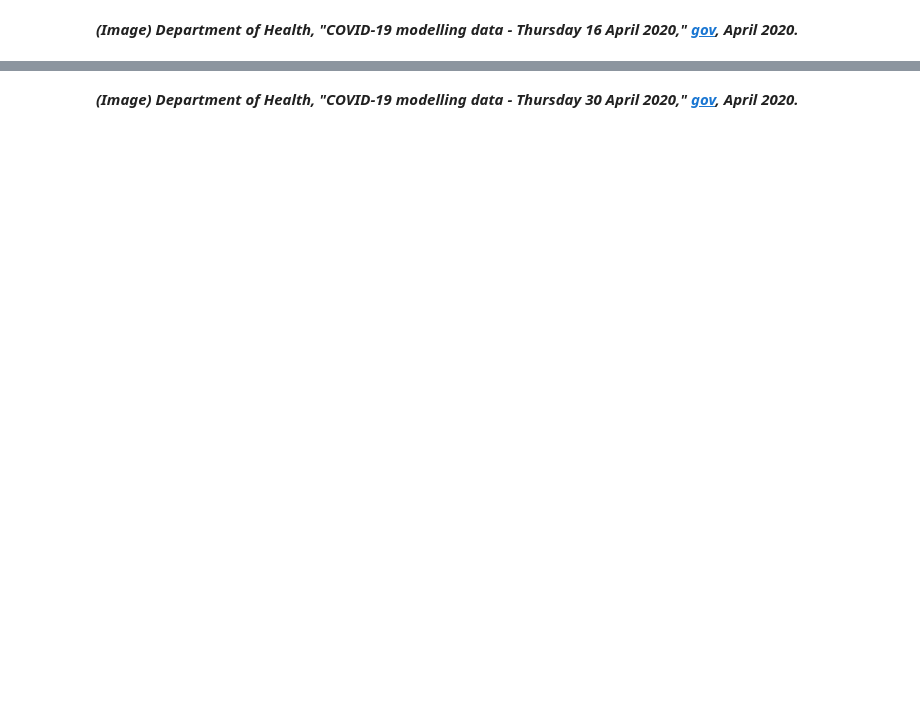
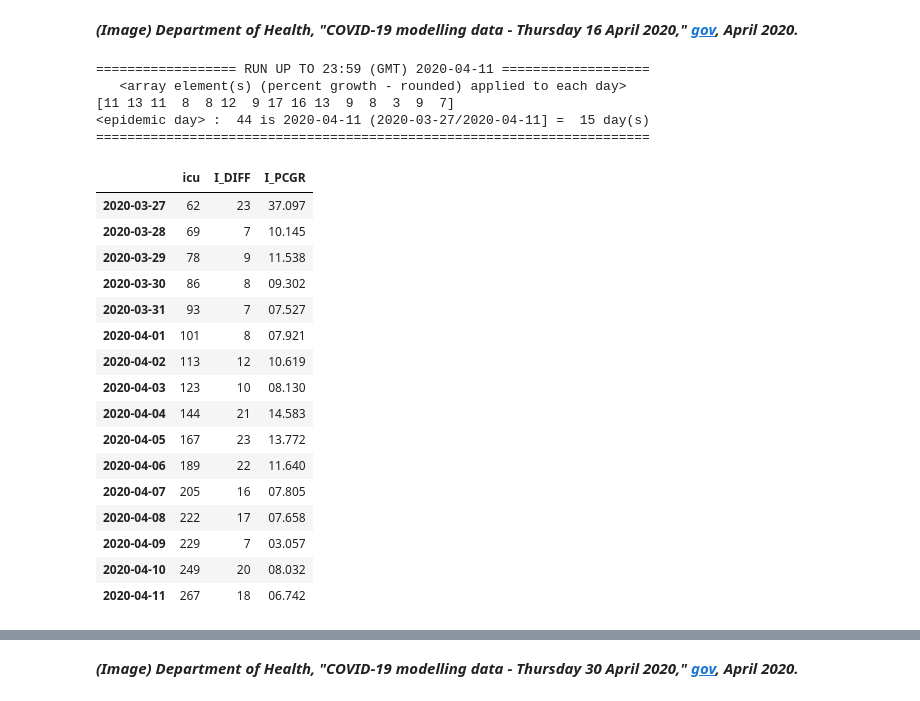
Before and after one commit to E6985/pda-numpy-random-simulation, a Jupyter notebook: Programming-for-Data-Analysis-Project-2020.ipynb, the cells around one changed output, grey strips where cells are left out. Cells and saved outputs as stored; diff of their text form; code cells hidden in the pictures; blank space fills up the shorter version.

```diff
--- a/Programming-for-Data-Analysis-Project-2020.ipynb
+++ b/Programming-for-Data-Analysis-Project-2020.ipynb
@@ -1558,3 +1616,31 @@ fStatus(dfCovid19,nFrom,nTo)[[nColumn,"H_DIFF","H_PCGR"]]
 # %% [markdown]
 ***(Image) Department of Health, "COVID-19 modelling data - Thursday 16 April 2020," [gov](https://web.archive.org/web/20201119120437/https://www.gov.ie/en/publication/ea86cc-covid-19-modelling-data-thursday-16-april-2020), April 2020.***
+# %%
+nFrom,nTo="2020-03-27","2020-04-11"
+nICU=fCovid19(nFrom,nTo,nColumn,np.random.default_rng().poisson(10,size=15))
+fEpidemicDay(dfCovid19,nTo)
+fStatus(dfCovid19,nFrom,nTo)[[nColumn,"I_DIFF","I_PCGR"]]
+# %% [output]
+================== RUN UP TO 23:59 (GMT) 2020-04-11 ===================
+   <array element(s) (percent growth - rounded) applied to each day>
+[11 13 11  8  8 12  9 17 16 13  9  8  3  9  7]
+<epidemic day> :  44 is 2020-04-11 (2020-03-27/2020-04-11] =  15 day(s)
+=======================================================================
+|  | icu | I_DIFF | I_PCGR |
+| 2020-03-27 | 62 | 23 | 37.097 |
+| 2020-03-28 | 69 | 7 | 10.145 |
+| 2020-03-29 | 78 | 9 | 11.538 |
+| 2020-03-30 | 86 | 8 | 09.302 |
+| 2020-03-31 | 93 | 7 | 07.527 |
+| 2020-04-01 | 101 | 8 | 07.921 |
+| 2020-04-02 | 113 | 12 | 10.619 |
+| 2020-04-03 | 123 | 10 | 08.130 |
+| 2020-04-04 | 144 | 21 | 14.583 |
+| 2020-04-05 | 167 | 23 | 13.772 |
+| 2020-04-06 | 189 | 22 | 11.640 |
+| 2020-04-07 | 205 | 16 | 07.805 |
+| 2020-04-08 | 222 | 17 | 07.658 |
+| 2020-04-09 | 229 | 7 | 03.057 |
+| 2020-04-10 | 249 | 20 | 08.032 |
+| 2020-04-11 | 267 | 18 | 06.742 |
 # %% [markdown]
```
Also changed, not shown: parts of 46 cells of this notebook.
